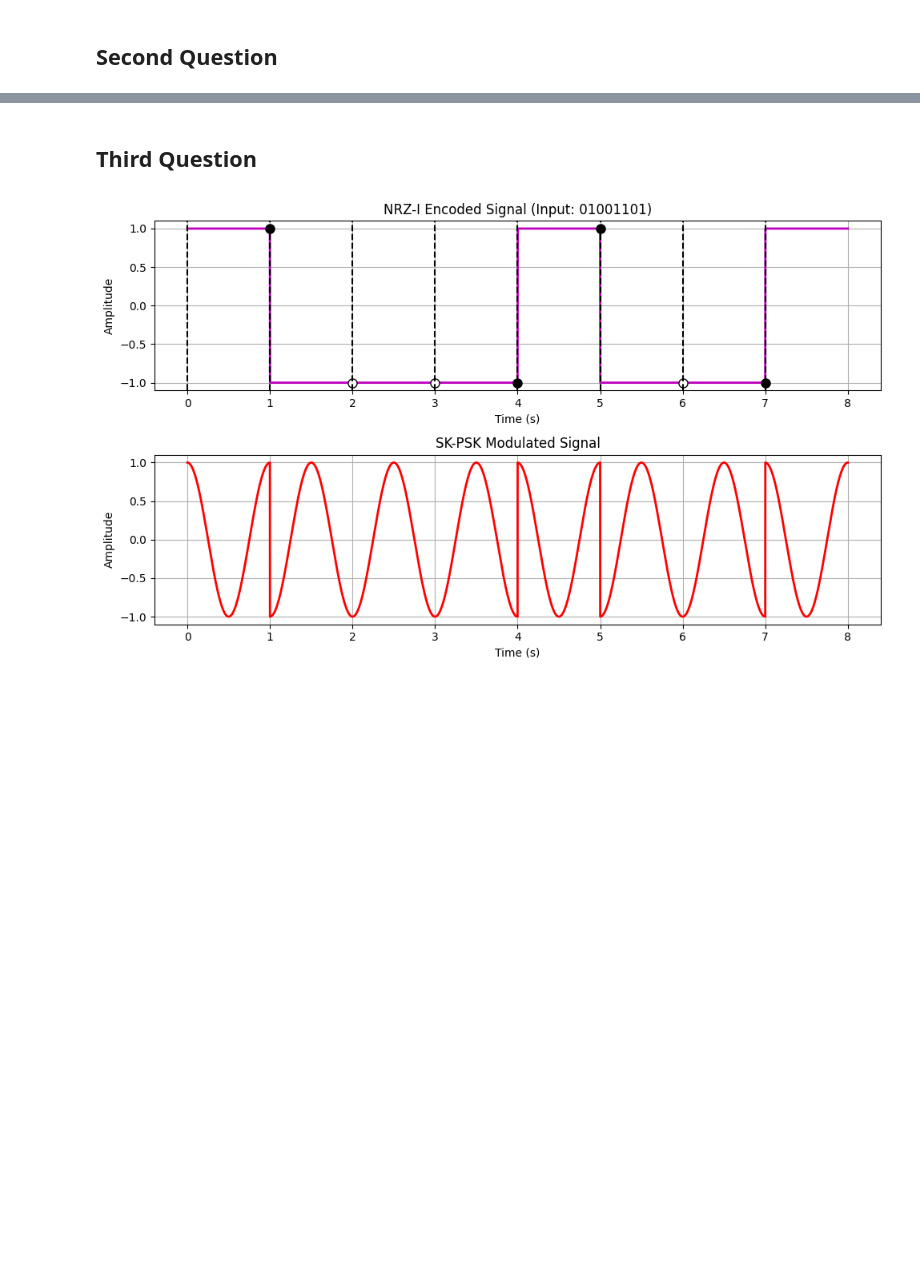
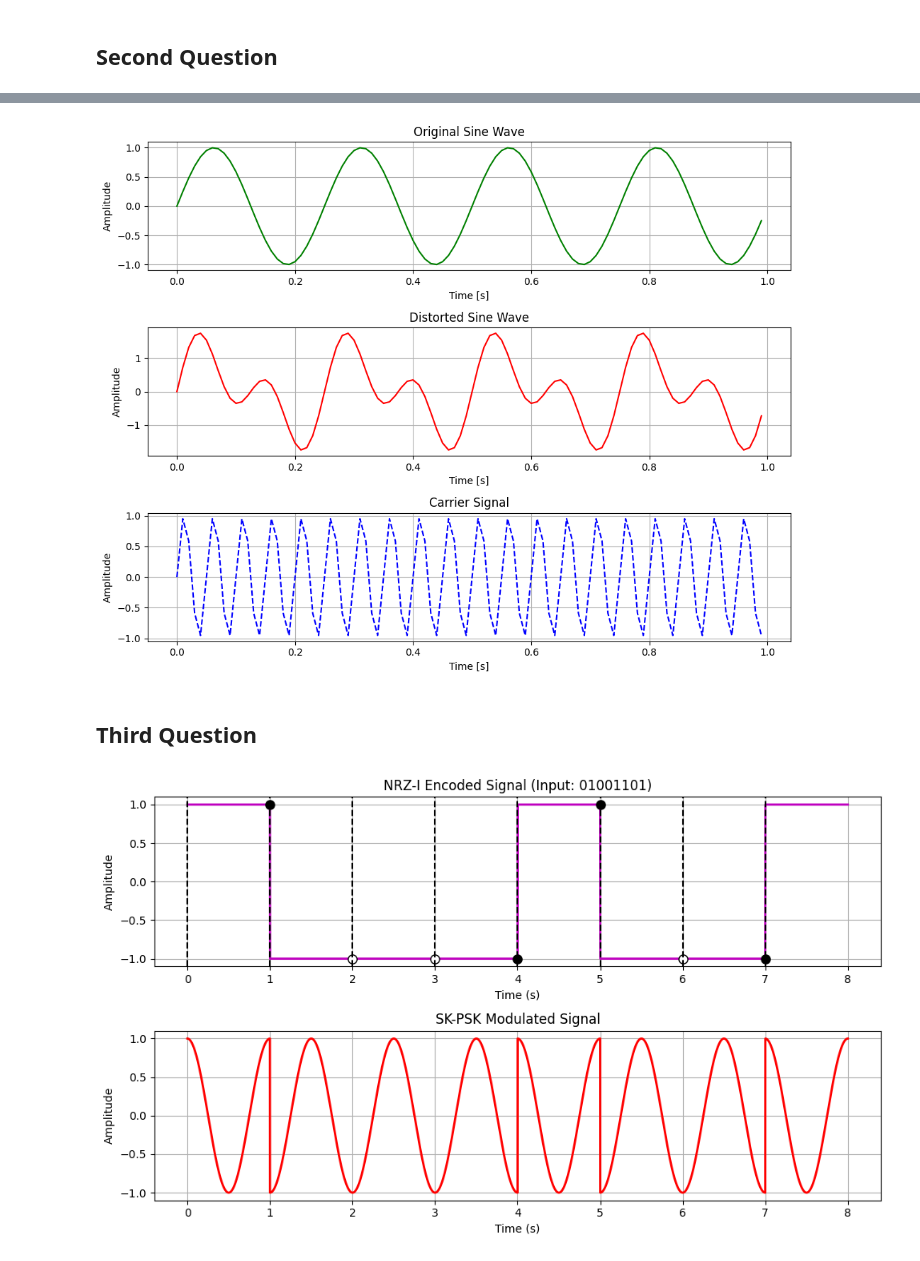
Before and after one commit to mrkdqp/Lab_Challenge, a Jupyter notebook: Challenge/challenge.ipynb, the cells around one changed output, grey strips where cells are left out. Cells and saved outputs as stored; diff of their text form; code cells hidden in the pictures; blank space fills up the shorter version.

```diff
--- a/Challenge/challenge.ipynb
+++ b/Challenge/challenge.ipynb
@@ -155,3 +64,58 @@ plt.show()
+# %%
+import numpy as np
+import matplotlib.pyplot as plt
+
+# Parameters
+frequency = 4  # Frequency of the message signal in Hz
+carrier_frequency = 20  # Frequency of the carrier signal in Hz
+sampling_rate = 100  # Sampling rate in Hz
+duration = 1  # Duration of the signal in seconds
+distortion_angle = 100  # Distortion angle in degrees
+distortion_factor = np.sin(np.radians(distortion_angle))  # Convert angle to radians and get sine
+
+# Time vector
+t = np.linspace(0, duration, int(sampling_rate * duration), endpoint=False)
+
+# Original sine wave starting at zero
+sine_wave = np.sin(2 * np.pi * frequency * t)
+
+# Distorted sine wave (adding a harmonic)
+distorted_sine_wave = sine_wave + distortion_factor * np.sin(2 * np.pi * 2 * frequency * t)
+
+# Carrier signal
+carrier_signal = np.sin(2 * np.pi * carrier_frequency * t)
+
+# Plotting
+plt.figure(figsize=(10, 8))
+
+# Plot Original Sine Wave
+plt.subplot(3, 1, 1)
+plt.plot(t, sine_wave, label='Original Sine Wave', color='g')
+plt.title('Original Sine Wave')
+plt.xlabel('Time [s]')
+plt.ylabel('Amplitude')
+plt.grid(True)
+
+# Plot Distorted Sine Wave
+plt.subplot(3, 1, 2)
+plt.plot(t, distorted_sine_wave, label='Distorted Sine Wave', color='r')
+plt.title('Distorted Sine Wave')
+plt.xlabel('Time [s]')
+plt.ylabel('Amplitude')
+plt.grid(True)
+
+# Plot Carrier Signal
+plt.subplot(3, 1, 3)
+plt.plot(t, carrier_signal, label='Carrier Signal', color='b', linestyle='--')
+plt.title('Carrier Signal')
+plt.xlabel('Time [s]')
+plt.ylabel('Amplitude')
+plt.grid(True)
+
+plt.tight_layout()  # Adjusts the subplots to fit in the figure
+plt.show()
+# %% [output]
+[figure, added]
 # %% [markdown]
 ## Third Question
 # %%
```
Also changed, not shown: parts of 3 cells of this notebook.
